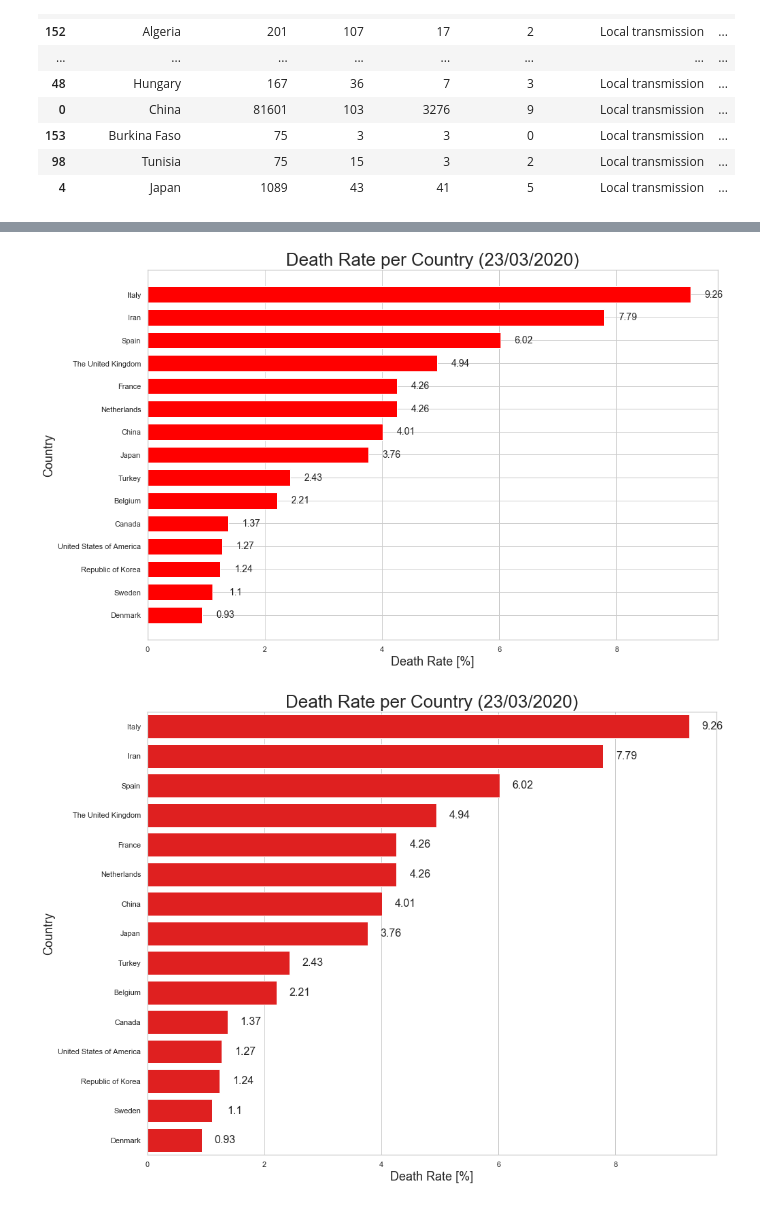
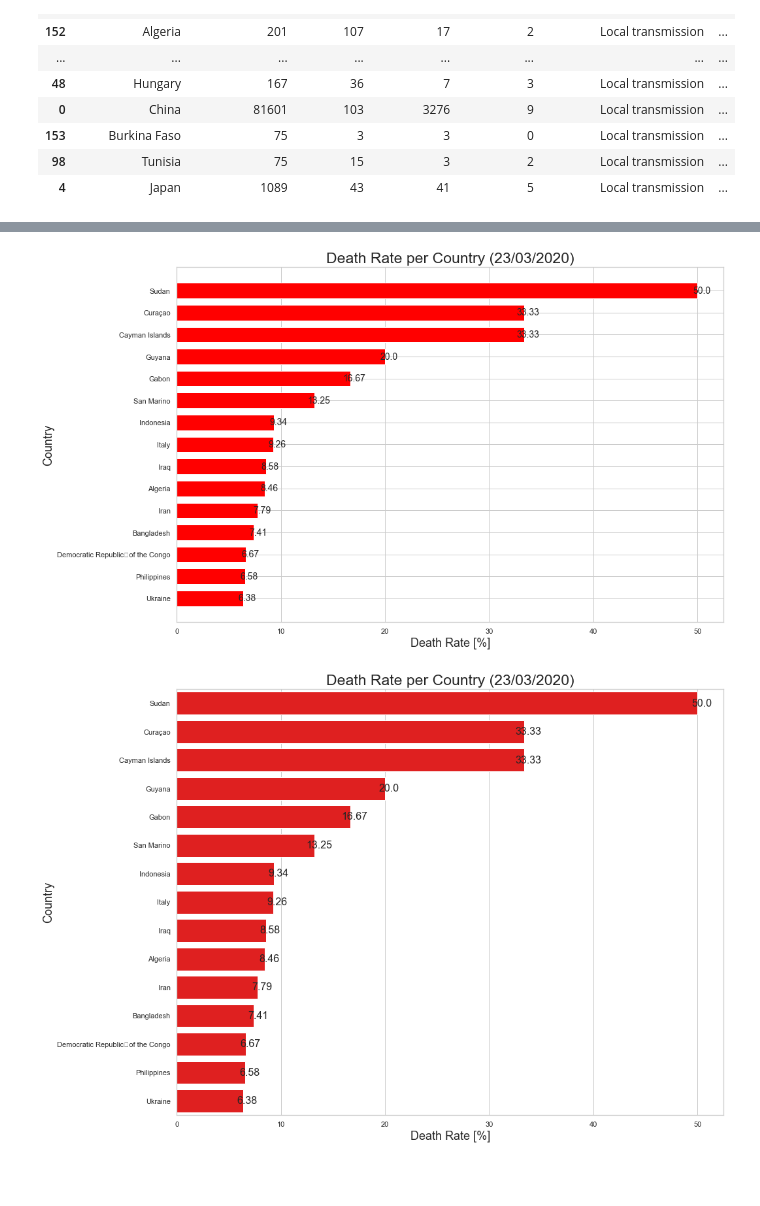
Before and after one commit to Rpinto02/COVID-19, a Jupyter notebook: WHO-Report-20200323.ipynb, the cells around one changed output, grey strips where cells are left out. Cells and saved outputs as stored; diff of their text form; code cells hidden in the pictures; blank space fills up the shorter version.

```diff
--- a/WHO-Report-20200323.ipynb
+++ b/WHO-Report-20200323.ipynb
@@ -65,11 +66,12 @@ df[0:30]
 | 98 | Tunisia | 75 | 15 | 3 | 2 | Local transmission | ... |
 | 4 | Japan | 1089 | 43 | 41 | 5 | Local transmission | ... |
 # %%
-minimum_number_cases = 1000
-df = df[df['Total Confirmed'] > minimum_number_cases]
-df = df.reset_index(drop=True)
-df.index = np.arange(1, (len(df)+1))
+minimum_number_cases = 1000#define the minimum number of cases here/defina o número mínimo de casos aqui
 
-df[0:30]
+dfMinNumCases = df[df['Total Confirmed'] > minimum_number_cases]
+dfMinNumCases = df.reset_index(drop=True)
+dfMinNumCases.index = np.arange(1, (len(df)+1))
+
+dfMinNumCases[0:30]
 # %% [output]
 |  | Country/Territory | Total Confirmed | New Cases | Total Deaths | New Deaths | Transmission Classification | ... |
@@ -116,28 +94,30 @@ df[0:30]
 # %%
+#matplotlib defaults
 sns.set(style="whitegrid")
-top15_deathrate = df[0:15]
+top15_deathrate = dfMinNumCases[0:15]
 death_rate = top15_deathrate.round({'Death Rate':2})
 death_rate = death_rate['Death Rate']
 
 
 plt.figure(figsize=(15,10))
 plt.barh(top15_deathrate['Country/Territory'],top15_deathrate['Death Rate'],height=0.7, color='red')
-plt.title('Death Rate per Country (23/03/2020)',fontsize=26)
+plt.title('Death Rate per Country (23/03/2020)',fontsize=23)
 plt.xlabel('Death Rate [%]',fontsize=18)
 plt.ylabel('Country',fontsize=18)
 plt.gca().invert_yaxis()
 for i in range (0,15):
     plt.text(x=death_rate.iloc[i]+0.4, y=i , s=death_rate.iloc[i],horizontalalignment='center',verticalalignment='center', fontsize=14)
 plt.show()
 # %% [output]
-[figure, old version]
+[figure, new version]
 # %%
+#seaborn defaults
 f, ax = plt.subplots(figsize=(15, 12))
 sns.set(style="whitegrid")
 sns.set_color_codes("muted")
 sns.barplot(x='Death Rate',y='Country/Territory', data=top15_deathrate ,
             label="Deaths", color="red")
-plt.title('Death Rate per Country (23/03/2020)',fontsize=26)
+plt.title('Death Rate per Country (23/03/2020)',fontsize=23)
 plt.xlabel('Death Rate [%]',fontsize=18)
 plt.ylabel('Country',fontsize=18)
 
@@ -146,5 +126,5 @@ for i in range (0,15):
 plt.savefig('20200323_DeathRatePerCountry.png', bbox_inches='tight')
 plt.show()
 # %% [output]
-[figure, old version]
+[figure, new version]
 # %%
```
Also changed, not shown: parts of 12 cells of this notebook, 3 other files.
